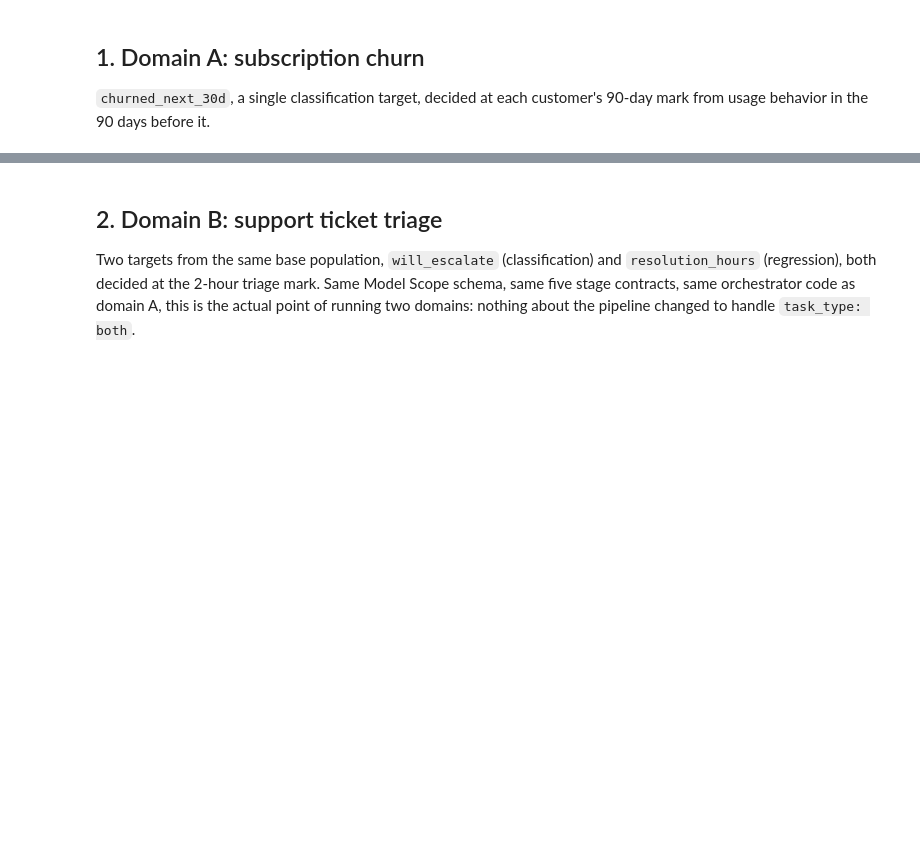
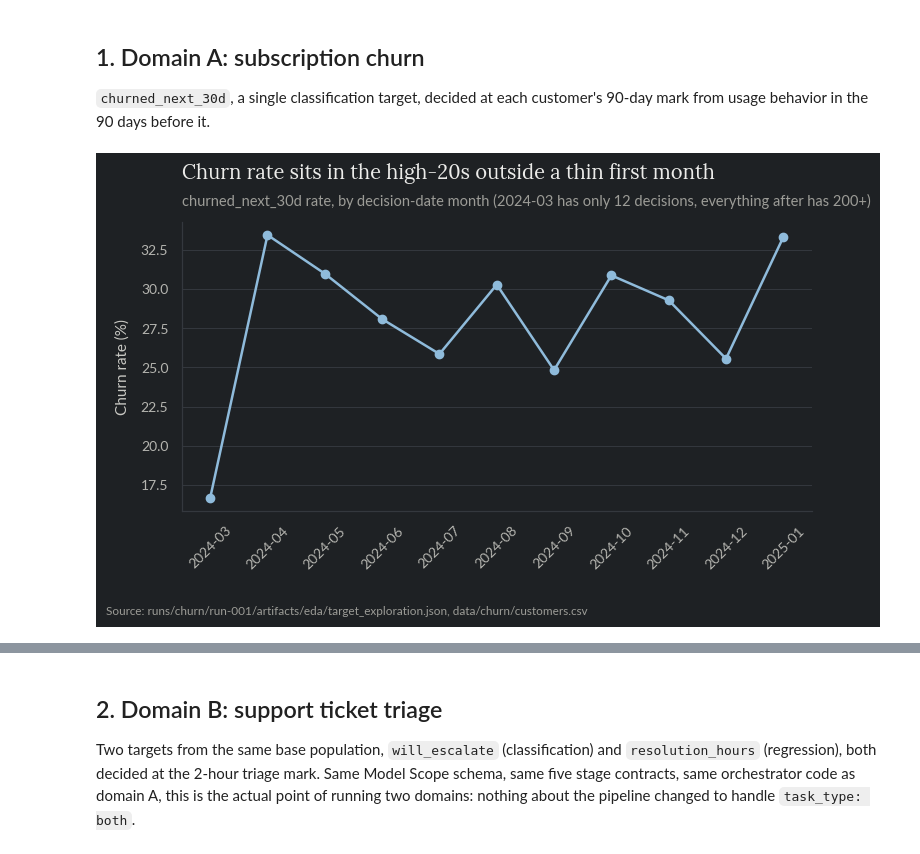
Before and after one commit to gus-morales/work-showcase, a Jupyter notebook: projects/09-ml-pipeline-contracts/notebooks/09_ml_pipeline_contracts.ipynb, the cells around one changed output, grey strips where cells are left out. Drawn from its saved outputs; the diff is of its cells as text; code cells hidden in the pictures; blank space fills up the shorter version.

```diff
--- a/projects/09-ml-pipeline-contracts/notebooks/09_ml_pipeline_contracts.ipynb
+++ b/projects/09-ml-pipeline-contracts/notebooks/09_ml_pipeline_contracts.ipynb
@@ -46,16 +47,18 @@ mark from usage behavior in the 90 days before it.
 # %%
 rate_by_month = churn["target_exploration"]["churned_next_30d"]["rate_by_month"]
 months = list(rate_by_month.keys())
 rates = [v * 100 for v in rate_by_month.values()]
 
 fig, ax = plt.subplots(figsize=(8, 4.5))
 ax.plot(months, rates, marker="o", color=SLATE, linewidth=1.8)
 style_ax(ax, title="Churn rate sits in the high-20s outside a thin first month",
          subtitle="churned_next_30d rate, by decision-date month (2024-03 has only 12 decisions, everything after has 200+)",
          ylabel="Churn rate (%)")
 ax.tick_params(axis="x", rotation=45)
 savefig(fig, FIG_DIR / "churn_rate_by_month.png", footnote="Source: runs/churn/run-001/artifacts/eda/target_exploration.json, data/churn/customers.csv")
-plt.show()
+fig
+# %% [output]
+[figure, added]
 # %%
 fi = churn["feature_importance"].sort_values("gain", ascending=True)
 fig, ax = plt.subplots(figsize=(8, 4.5))
```
Also changed, not shown: parts of 6 cells of this notebook, 1 other file.
